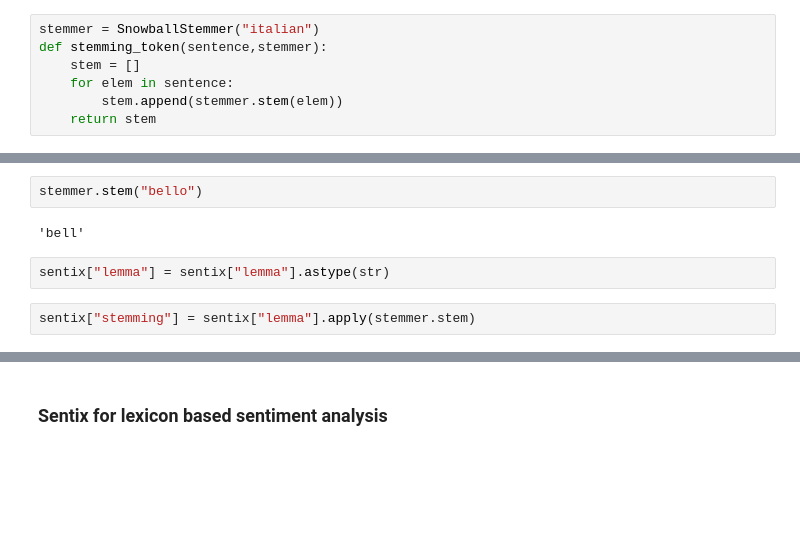
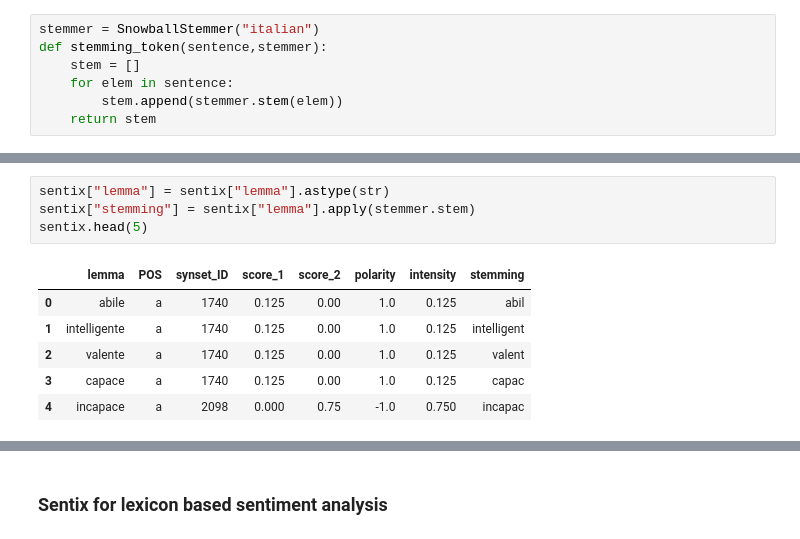
Before and after one commit to rpo19/DataAnalyticsProject, a Jupyter notebook: src/Recensioni.ipynb, the cells around one changed output, grey strips where cells are left out. Saved outputs shown, nothing was run; the diff lists cells and outputs as text; blank space fills up the shorter version.

Commit message:
sentix test with polarity intensity context

```diff
--- a/src/Recensioni.ipynb
+++ b/src/Recensioni.ipynb
@@ -271,8 +116,11 @@ sentix
-# %%
-stemmer.stem("bello")
-# %% [output]
-'bell'
 # %%
 sentix["lemma"] = sentix["lemma"].astype(str)
+sentix["stemming"] = sentix["lemma"].apply(stemmer.stem)
+sentix.head(5)
+# %% [output]
+|  | lemma | POS | synset_ID | score_1 | score_2 | polarity | intensity | stemming |
+| 0 | abile | a | 1740 | 0.125 | 0.00 | 1.0 | 0.125 | abil |
+| 1 | intelligente | a | 1740 | 0.125 | 0.00 | 1.0 | 0.125 | intelligent |
+| 2 | valente | a | 1740 | 0.125 | 0.00 | 1.0 | 0.125 | valent |
+| 3 | capace | a | 1740 | 0.125 | 0.00 | 1.0 | 0.125 | capac |
+| 4 | incapace | a | 2098 | 0.000 | 0.75 | -1.0 | 0.750 | incapac |
-# %%
-sentix["stemming"] = sentix["lemma"].apply(stemmer.stem)
```
Also changed, not shown: parts of 101 cells of this notebook.
